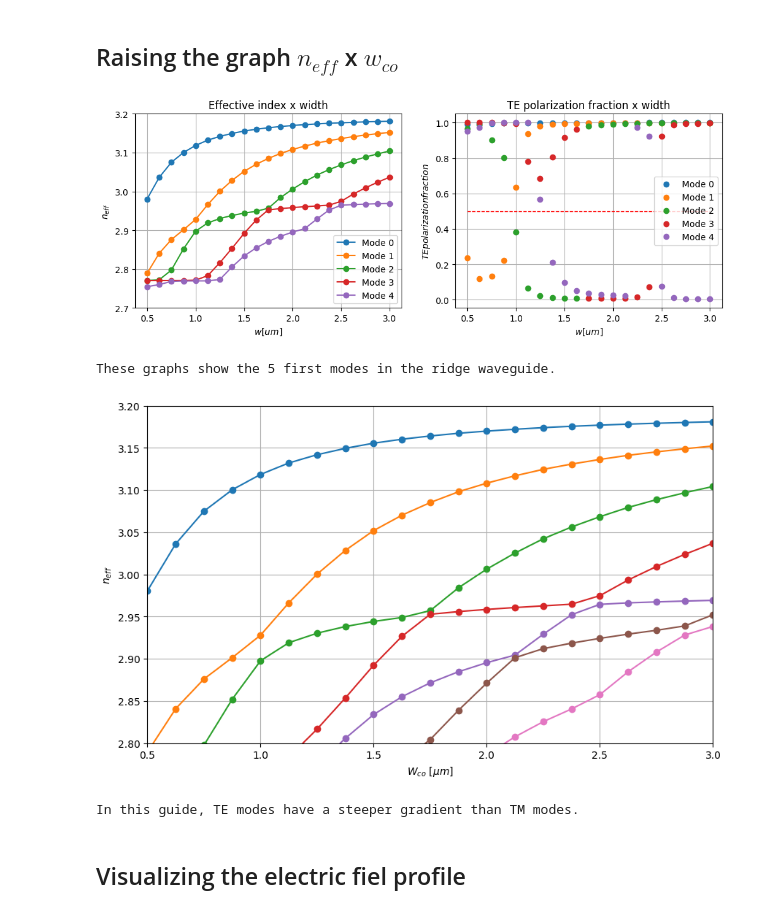
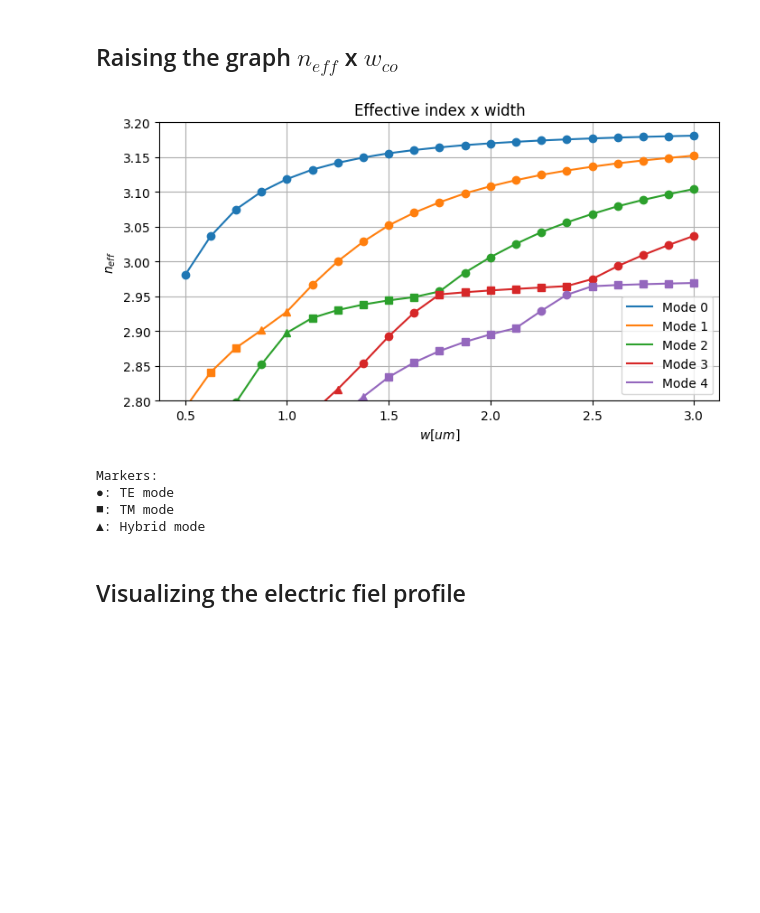
Before and after one commit to LucasGabrielMelo/Capacita-o---Fot-nica, a Jupyter notebook: APIPython/Waveguides/Rib_waveguide/RIB_waveguide_FDE.ipynb, the cells around one changed output. Cells and saved outputs as stored; diff of their text form; code cells hidden in the pictures; blank space fills up the shorter version.

```diff
--- a/APIPython/Waveguides/Rib_waveguide/RIB_waveguide_FDE.ipynb
+++ b/APIPython/Waveguides/Rib_waveguide/RIB_waveguide_FDE.ipynb
@@ -140,50 +140,39 @@ for i in range(0, len(rib_width_array), 1):
         n_eff_matrix[i,j] = np.real(modeApi.getdata('mode%d' %(j+1), 'neff'))[0,0]
         TE_polarization_matrix[i,j] = modeApi.getdata('mode%d' %(j+1), 'TE polarization fraction')
 # %%
-fig, ax = plt.subplots(1,2, figsize=(12, 4))
+colors = plt.rcParams['axes.prop_cycle'].by_key()['color']
+
+fig = plt.figure(figsize=(8, 4))
 
 n_modes = 5
 
 for j in range(0, n_modes, 1):
-    ax[0].plot(rib_width_array/um, n_eff_matrix[:,j], 'o-', label = 'Mode %d' %(j))
+    plt.plot(rib_width_array/um, n_eff_matrix[:,j], '-', label = 'Mode %d' %(j))
+
 for j in range(0, n_modes, 1):
-    ax[1].plot(rib_width_array/um, TE_polarization_matrix[:,j], 'o', label = 'Mode %d' %(j))
+    for i in range(0, len(rib_width_array), 1):
+        if TE_polarization_matrix[i,j] > 0.8:
+            plt.plot(rib_width_array[i]/um, n_eff_matrix[i,j], 'o', color = colors[j])
+        elif TE_polarization_matrix[i,j] < 0.15:
+            plt.plot(rib_width_array[i]/um, n_eff_matrix[i,j], 's', color = colors[j])
+        else:
+            plt.plot(rib_width_array[i]/um, n_eff_matrix[i,j], '^', color = colors[j])
 
-ax[0].set_xlabel(r'$w [um]$')
-ax[0].set_ylabel(r'$n_{eff}$')
-ax[0].grid(True)
-ax[0].set_title('Effective index x width')
-ax[0].set_ylim([2.7, 3.2])
-ax[0].legend()
-
-ax[1].set_xlabel(r'$w [um]$')
-ax[1].set_ylabel(r'$TE polarization fraction$')
-ax[1].grid(True)
-ax[1].set_title('TE polarization fraction x width')
-ax[1].legend(loc = 'center right')
-ax[1].plot([rib_width_array[0]/um, rib_width_array[-1]/um], [0.5, 0.5], 'r--', linewidth = 1)
-
+plt.ylim([2.8, 3.2])
+plt.xlabel(r'$w [um]$')
+plt.ylabel(r'$n_{eff}$')
+plt.grid(True)
+plt.title('Effective index x width')
+plt.legend(loc = 'best')
 plt.show()
 
-print('\033[1mThese graphs show the %d first modes in the ridge waveguide.\033[0m' %(n_modes))
+print('\033[1mMarkers:\n\u25CF: TE mode\n\u25A0: TM mode\n\u25B2: Hybrid mode\033[0m')
 # %% [output]
-[figure, old version]
+[figure, new version]
-These graphs show the 5 first modes in the ridge waveguide.
+Markers:
+●: TE mode
+■: TM mode
+▲: Hybrid mode
-# %%
-fig = plt.figure(figsize = (10,6))
-for j in range(0, 7, 1):
-    plt.plot(rib_width_array/um,n_eff_matrix[:,j], 'o-')
-plt.ylim(2.8, 3.2)
-plt.xlim([rib_width_array[0]/um, rib_width_array[-1]/um])
-plt.grid(True)
-plt.ylabel(r'$n_{eff}$')
-plt.xlabel(r'$W_{co}$ [$\mu m$]')
-plt.show()
-
-print('\033[1mIn this guide, TE modes have a steeper gradient than TM modes.\033[0m')
-# %% [output]
-[figure, removed]
-In this guide, TE modes have a steeper gradient than TM modes.
 # %% [markdown]
 ## Visualizing the electric fiel profile ##
 # %% [markdown]
```
